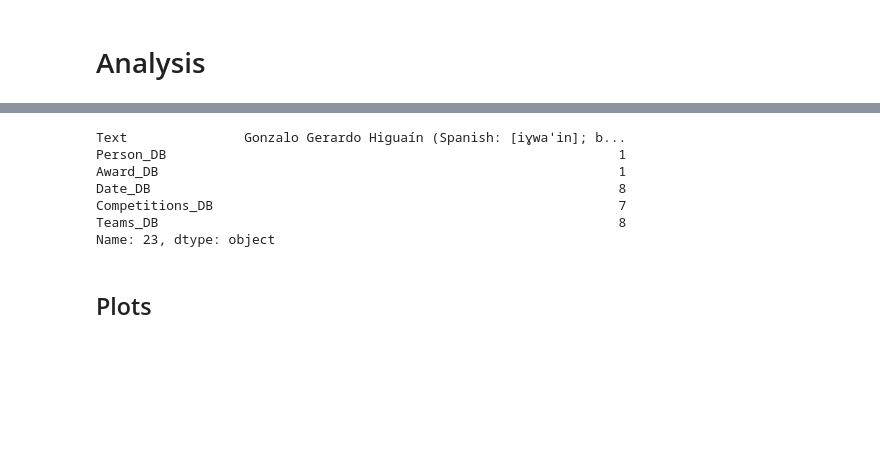
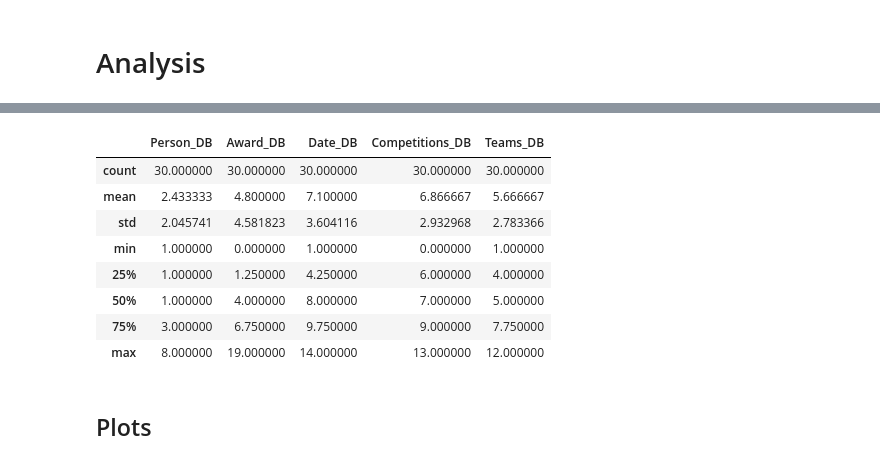
Before and after one commit to AymericTiberghien/NLP_ENSAE, a Jupyter notebook: GliNER_Analysis_Football_Players.ipynb, the cells around one changed output, grey strips where cells are left out. Cells and saved outputs as stored; diff of their text form; code cells hidden in the pictures; blank space fills up the shorter version.

```diff
--- a/GliNER_Analysis_Football_Players.ipynb
+++ b/GliNER_Analysis_Football_Players.ipynb
@@ -1127,16 +1129,6 @@ df_concat=df_concat.rename(columns={'Person':'Person_Model',
 dict={"Text":textes,"Person_DB":person,"Award_DB":award,"Date_DB":date,"Competitions_DB":
       competition,"Teams_DB":team}
 df=pd.DataFrame(dict)
-# %%
-df.iloc[23]
-# %% [output]
-Text               Gonzalo Gerardo Higuaín (Spanish: [iɣwaˈin]; b...
-Person_DB                                                          1
-Award_DB                                                           1
-Date_DB                                                            8
-Competitions_DB                                                    7
-Teams_DB                                                           8
-Name: 23, dtype: object
 # %%
 df_test=pd.merge(df_concat,df,how='left',on='Text')
 df_test['Person_Diff']=np.abs(df_test['Person_Model']-df_test['Person_DB'])
@@ -1153,6 +1145,18 @@ df_test=df_test.reindex(
 df_testo=df_test.reindex(columns=['Text','Length_Text','Person_Diff',
                                   'Date_Diff','Award_Diff','Competitions_Diff',
                                   'Teams_Diff'])
+# %%
+df.describe()
+# %% [output]
+|  | Person_DB | Award_DB | Date_DB | Competitions_DB | Teams_DB |
+| count | 30.000000 | 30.000000 | 30.000000 | 30.000000 | 30.000000 |
+| mean | 2.433333 | 4.800000 | 7.100000 | 6.866667 | 5.666667 |
+| std | 2.045741 | 4.581823 | 3.604116 | 2.932968 | 2.783366 |
+| min | 1.000000 | 0.000000 | 1.000000 | 0.000000 | 1.000000 |
+| 25% | 1.000000 | 1.250000 | 4.250000 | 6.000000 | 4.000000 |
+| 50% | 1.000000 | 4.000000 | 8.000000 | 7.000000 | 5.000000 |
+| 75% | 3.000000 | 6.750000 | 9.750000 | 9.000000 | 7.750000 |
+| max | 8.000000 | 19.000000 | 14.000000 | 13.000000 | 12.000000 |
 # %% [markdown]
 ## Plots
 # %%
```
Also changed, not shown: parts of 6 cells of this notebook.
